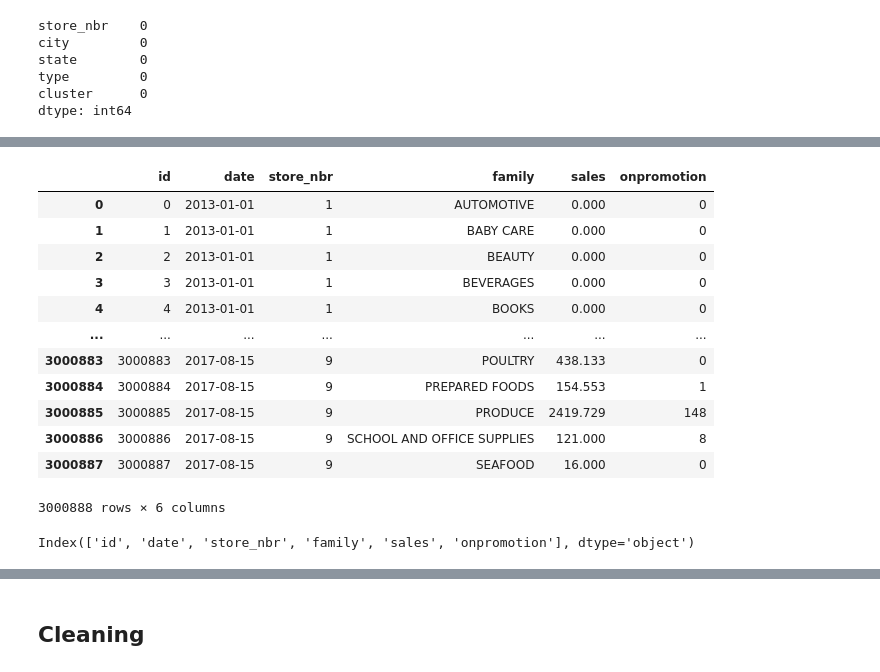
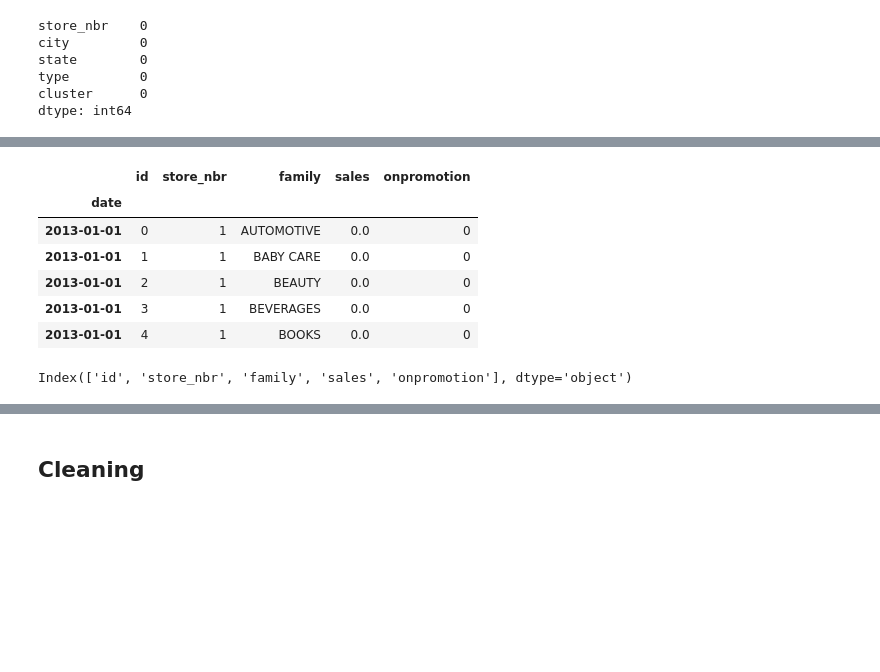
Before and after one commit to kaitany/LP3-Regression-Project, a Jupyter notebook: LP3_DAP.ipynb, the cells around one changed output, grey strips where cells are left out. Drawn from its saved outputs; the diff is of its cells as text; code cells hidden in the pictures; blank space fills up the shorter version.

```diff
--- a/LP3_DAP.ipynb
+++ b/LP3_DAP.ipynb
@@ -207,18 +337,13 @@ dtype: int64
 # %%
 #Loading of Train data set
-train_data = pd.read_csv(r"C:\Users\WORLDAX COMPUTERS\Python Projects\LP3_DAP_Project\LP3-Regression-Project\Datasets\train.csv", index_col=None)
-train_data
+train_data = pd.read_csv(r"C:\Users\WORLDAX COMPUTERS\Python Projects\LP3_DAP_Project\LP3-Regression-Project\Datasets\train.csv", parse_dates=['date'], index_col='date')
+#Preview of first five rows
+train_data.head()
 # %% [output]
-|  | id | date | store_nbr | family | sales | onpromotion |
-| 0 | 0 | 2013-01-01 | 1 | AUTOMOTIVE | 0.000 | 0 |
-| 1 | 1 | 2013-01-01 | 1 | BABY CARE | 0.000 | 0 |
-| 2 | 2 | 2013-01-01 | 1 | BEAUTY | 0.000 | 0 |
-| 3 | 3 | 2013-01-01 | 1 | BEVERAGES | 0.000 | 0 |
-| 4 | 4 | 2013-01-01 | 1 | BOOKS | 0.000 | 0 |
-| ... | ... | ... | ... | ... | ... | ... |
-| 3000883 | 3000883 | 2017-08-15 | 9 | POULTRY | 438.133 | 0 |
-| 3000884 | 3000884 | 2017-08-15 | 9 | PREPARED FOODS | 154.553 | 1 |
-| 3000885 | 3000885 | 2017-08-15 | 9 | PRODUCE | 2419.729 | 148 |
-| 3000886 | 3000886 | 2017-08-15 | 9 | SCHOOL AND OFFICE SUPPLIES | 121.000 | 8 |
-| 3000887 | 3000887 | 2017-08-15 | 9 | SEAFOOD | 16.000 | 0 |
+|  | id | store_nbr | family | sales | onpromotion |
+| date |  |  |  |  |  |
+| 2013-01-01 | 0 | 1 | AUTOMOTIVE | 0.0 | 0 |
+| 2013-01-01 | 1 | 1 | BABY CARE | 0.0 | 0 |
+| 2013-01-01 | 2 | 1 | BEAUTY | 0.0 | 0 |
+| 2013-01-01 | 3 | 1 | BEVERAGES | 0.0 | 0 |
+| 2013-01-01 | 4 | 1 | BOOKS | 0.0 | 0 |
-3000888 rows × 6 columns
@@ -228,8 +350,7 @@ train_data['date'] = pd.to_datetime(train_data['date'])
-# %%
-#Train set columns
-train_data.columns
-# %% [output]
-Index(['id', 'date', 'store_nbr', 'family', 'sales', 'onpromotion'], dtype='object')
+# %%
+train_data.columns
+# %% [output]
+Index(['id', 'store_nbr', 'family', 'sales', 'onpromotion'], dtype='object')
 # %%
 #Preview of information summary in train data
 train_data.info()
```
Also changed, not shown: parts of 36 cells of this notebook, 3 other files.
